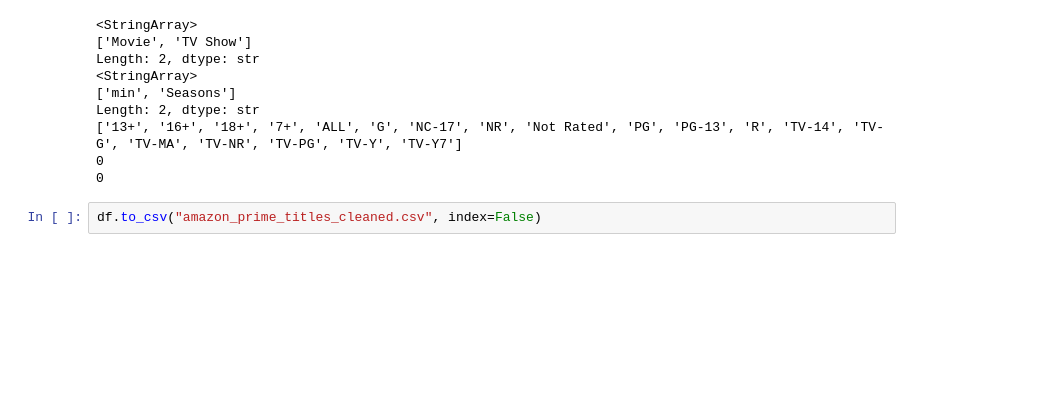
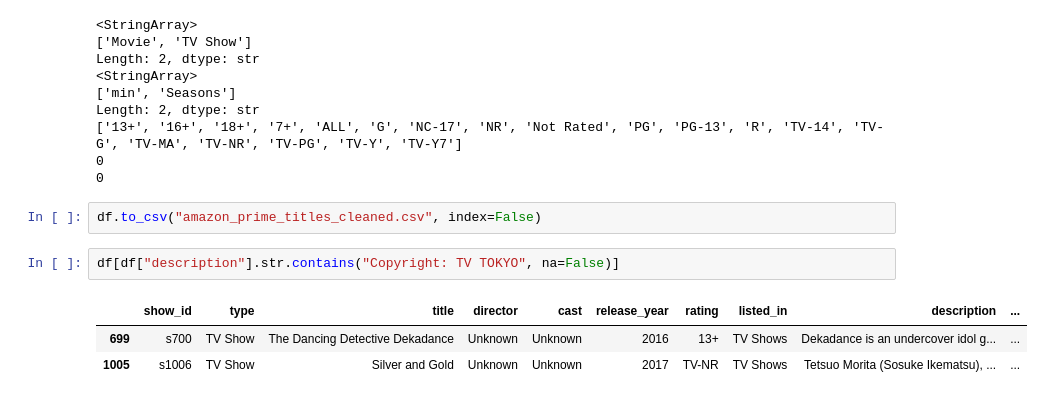
Before and after one commit to AhammedSameer46/bia-data-science, a Jupyter notebook: Data_Visulization/Data_cleaning/Amazon_ver1.ipynb, the cells around one changed output. Cells and saved outputs as stored; diff of their text form; blank space fills up the shorter version.

```diff
--- a/Data_Visulization/Data_cleaning/Amazon_ver1.ipynb
+++ b/Data_Visulization/Data_cleaning/Amazon_ver1.ipynb
@@ -434,3 +434,9 @@ Length: 2, dtype: str
 0
 # %%
 df.to_csv("amazon_prime_titles_cleaned.csv", index=False)
+# %%
+df[df["description"].str.contains("Copyright: TV TOKYO", na=False)]
+# %% [output]
+|  | show_id | type | title | director | cast | release_year | rating | listed_in | description | ... |
+| 699 | s700 | TV Show | The Dancing Detective Dekadance | Unknown | Unknown | 2016 | 13+ | TV Shows | Dekadance is an undercover idol g... | ... |
+| 1005 | s1006 | TV Show | Silver and Gold | Unknown | Unknown | 2017 | TV-NR | TV Shows | Tetsuo Morita (Sosuke Ikematsu), ... | ... |
```
Also changed, not shown: parts of 5 cells of this notebook, 1 other file.
